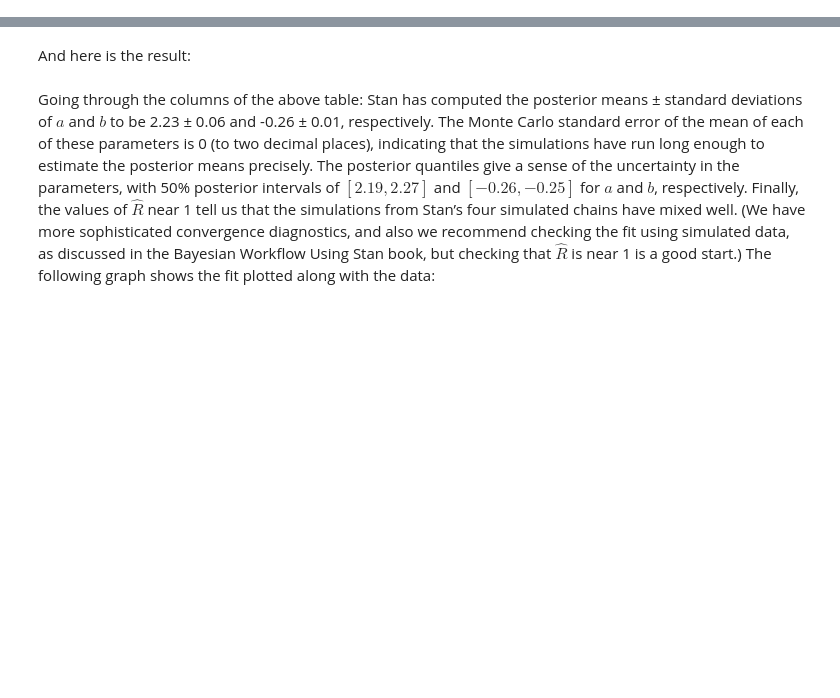
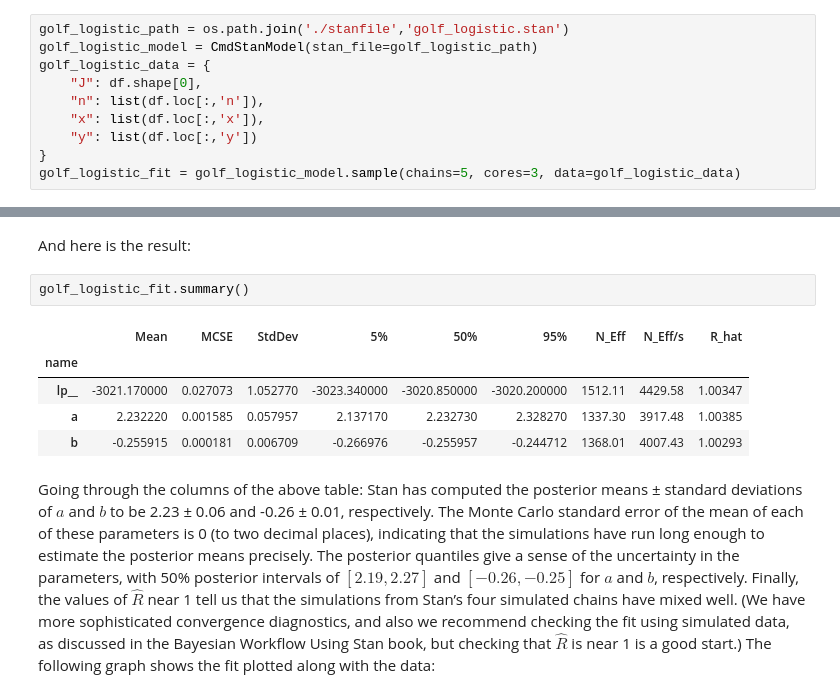
Before and after one commit to choiiiiii/stan, a Jupyter notebook: 20Stan_golf.ipynb, the cells around one changed output, grey strips where cells are left out. Saved outputs shown, nothing was run; the diff lists cells and outputs as text; blank space fills up the shorter version.

```diff
--- a/20Stan_golf.ipynb
+++ b/20Stan_golf.ipynb
@@ -68,3 +68,13 @@ The code in the above model block is (implicitly) vectorized, so that it is math
 
 
 We fit the model to the data:
+# %%
+golf_logistic_path = os.path.join('./stanfile','golf_logistic.stan')
+golf_logistic_model = CmdStanModel(stan_file=golf_logistic_path)
+golf_logistic_data = {
+    "J": df.shape[0],
+    "n": list(df.loc[:,'n']),
+    "x": list(df.loc[:,'x']),
+    "y": list(df.loc[:,'y'])
+}
+golf_logistic_fit = golf_logistic_model.sample(chains=5, cores=3, data=golf_logistic_data)
@@ -71,5 +96,13 @@ We fit the model to the data:
 # %% [markdown]
 And here is the result:
+# %%
+golf_logistic_fit.summary()
+# %% [output]
+|  | Mean | MCSE | StdDev | 5% | 50% | 95% | N_Eff | N_Eff/s | R_hat |
+| name |  |  |  |  |  |  |  |  |  |
+| lp__ | -3021.170000 | 0.027073 | 1.052770 | -3023.340000 | -3020.850000 | -3020.200000 | 1512.11 | 4429.58 | 1.00347 |
+| a | 2.232220 | 0.001585 | 0.057957 | 2.137170 | 2.232730 | 2.328270 | 1337.30 | 3917.48 | 1.00385 |
+| b | -0.255915 | 0.000181 | 0.006709 | -0.266976 | -0.255957 | -0.244712 | 1368.01 | 4007.43 | 1.00293 |
 # %% [markdown]
 Going through the columns of the above table: Stan has computed the posterior means ± standard deviations of $a$ and $b$ to be 2.23 ± 0.06 and -0.26 ± 0.01, respectively. The Monte Carlo standard error of the mean of each of these parameters is 0 (to two decimal places), indicating that the simulations have run long enough to estimate the posterior means precisely. The posterior quantiles give a sense of the uncertainty in the parameters, with 50% posterior intervals of $[2.19, 2.27]$ and $[-0.26, -0.25]$ for $a$ and $b$, respectively. Finally, the values of $\hat{R}$ near 1 tell us that the simulations from Stan’s four simulated chains have mixed well. (We have more sophisticated convergence diagnostics, and also we recommend checking the fit using simulated data, as discussed in the Bayesian Workflow Using Stan book, but checking that $\hat{R}$
 is near 1 is a good start.)
```
Also changed, not shown: parts of 17 cells of this notebook.
